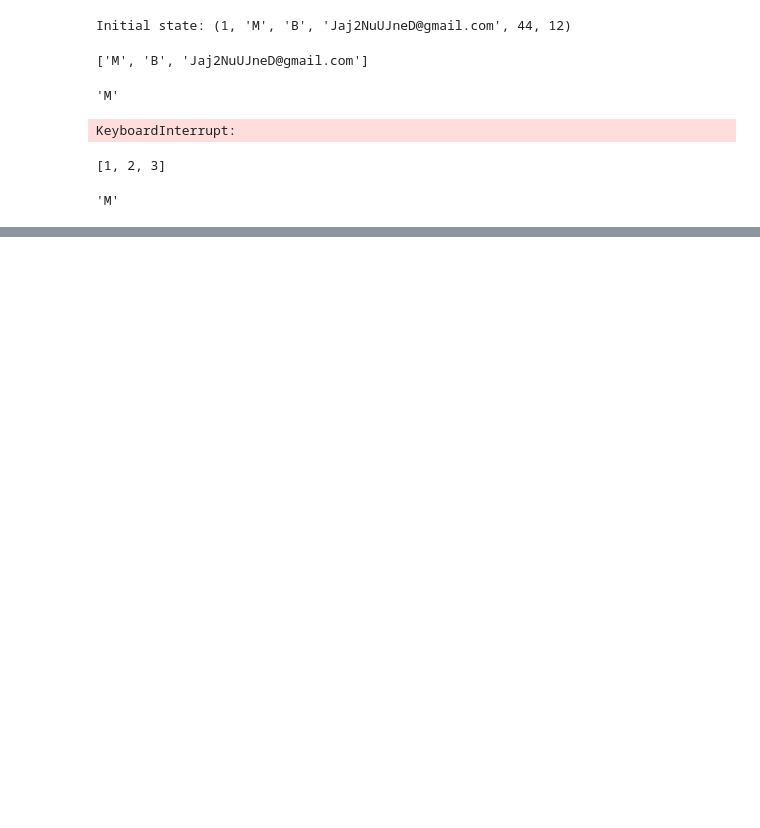
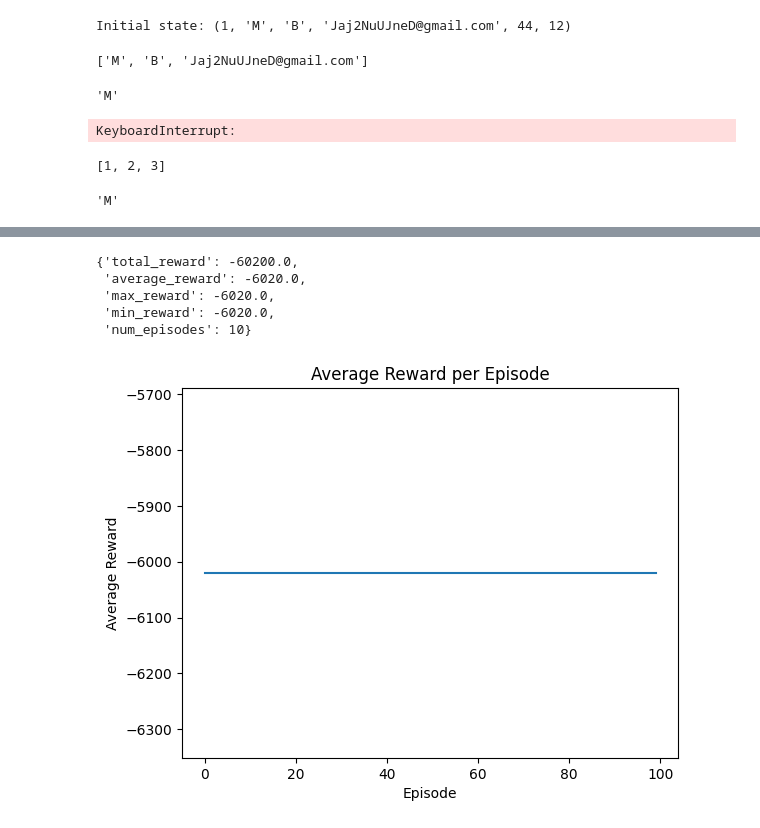
Before and after one commit to DMODPevahouse/ai_enabled_system, a Jupyter notebook: ReinforcementLearning/random_testing.ipynb, the cells around one changed output, grey strips where cells are left out. Saved outputs shown, nothing was run; the diff lists cells and outputs as text; code cells hidden in the pictures; blank space fills up the shorter version.

Commit message:
Checkpoint for Reinforcement Learning

```diff
--- a/ReinforcementLearning/random_testing.ipynb
+++ b/ReinforcementLearning/random_testing.ipynb
@@ -254,0 +489,17 @@ test[0, 1]
+# %%
+df = pd.read_csv("transformed_data.csv", index_col=0, low_memory=False)
+# %%
+new_df = df.head(1000)
+# %%
+# Create the environment
+data = new_df.values # Load your data here
+env = EmailEnvironment(data)
+
+# Create the Q-learning agent
+agent = QLearningAgent(env)
+
+# Train the agent
+agent.learn(num_episodes=1)
+
+# Play the agent
+stats = agent.play()
@@ -254,0 +526,2 @@ test[0, 1]
+# %%
+agent.learn(num_episodes=100)
@@ -254,0 +548,36 @@ test[0, 1]
+# %%
+stats
+# %% [output]
+{'total_reward': -60200.0,
+ 'average_reward': -6020.0,
+ 'max_reward': -6020.0,
+ 'min_reward': -6020.0,
+ 'num_episodes': 10}
+# %%
+import matplotlib.pyplot as plt
+import numpy as np
+
+# Train the agent
+episode_rewards = []
+for episode in range(100):
+    episode_reward = 0.0
+    state = env.reset()
+    done = False
+    while not done:
+        action = agent.choose_action(state)
+        next_state, reward, done, _ = env.step(action)
+        episode_reward += reward
+        state = next_state
+    episode_rewards.append(episode_reward)
+
+# Calculate the average reward per episode
+avg_rewards = [np.mean(episode_rewards[0:i]) for i in range(1, len(episode_rewards) + 1)]
+
+# Plot the average reward per episode
+plt.plot(avg_rewards)
+plt.xlabel('Episode')
+plt.ylabel('Average Reward')
+plt.title('Average Reward per Episode')
+plt.show()
+# %% [output]
+[figure, added]
```
Also changed, not shown: parts of 15 cells of this notebook, 3 other files.
